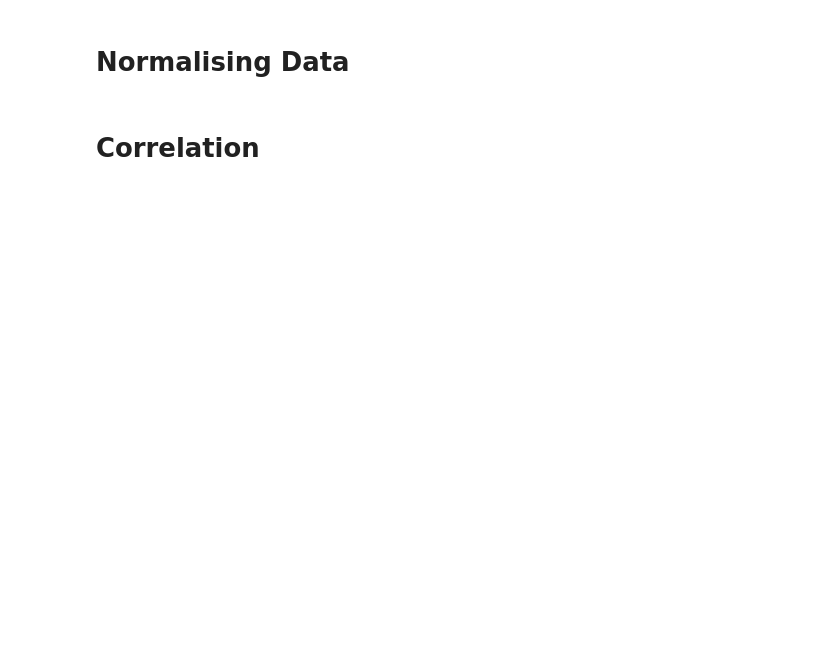
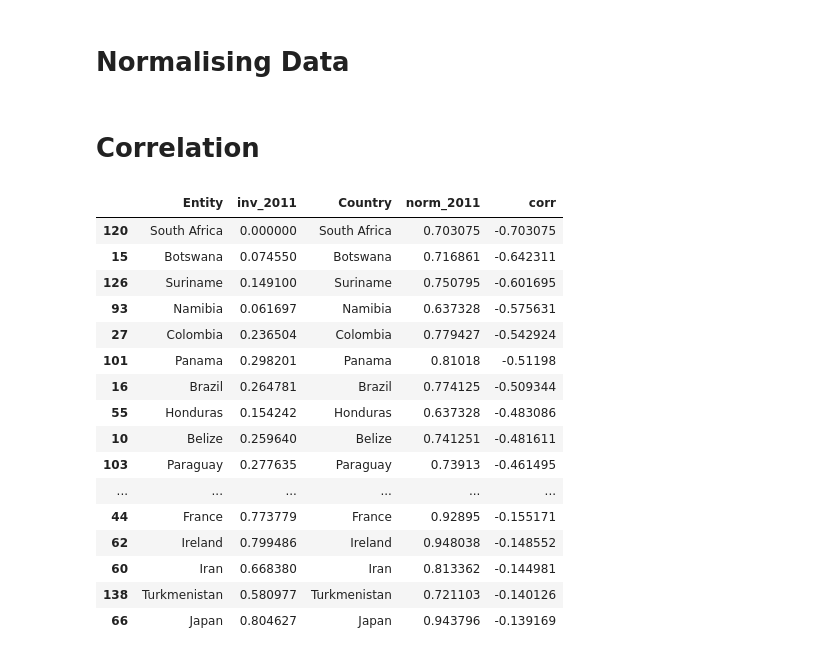
Before and after one commit to gchinellato/Worldmap-GINI-vs-HDI, a Jupyter notebook: GINI-vs-HDI.ipynb, the cells around one changed output. Drawn from its saved outputs; the diff is of its cells as text; code cells hidden in the pictures; blank space fills up the shorter version.

```diff
--- a/GINI-vs-HDI.ipynb
+++ b/GINI-vs-HDI.ipynb
@@ -213,0 +242,20 @@ df_corr
+# %%
+df_corr.sort_values('corr').head(60)
+# %% [output]
+|  | Entity | inv_2011 | Country | norm_2011 | corr |
+| 120 | South Africa | 0.000000 | South Africa | 0.703075 | -0.703075 |
+| 15 | Botswana | 0.074550 | Botswana | 0.716861 | -0.642311 |
+| 126 | Suriname | 0.149100 | Suriname | 0.750795 | -0.601695 |
+| 93 | Namibia | 0.061697 | Namibia | 0.637328 | -0.575631 |
+| 27 | Colombia | 0.236504 | Colombia | 0.779427 | -0.542924 |
+| 101 | Panama | 0.298201 | Panama | 0.81018 | -0.51198 |
+| 16 | Brazil | 0.264781 | Brazil | 0.774125 | -0.509344 |
+| 55 | Honduras | 0.154242 | Honduras | 0.637328 | -0.483086 |
+| 10 | Belize | 0.259640 | Belize | 0.741251 | -0.481611 |
+| 103 | Paraguay | 0.277635 | Paraguay | 0.73913 | -0.461495 |
+| ... | ... | ... | ... | ... | ... |
+| 44 | France | 0.773779 | France | 0.92895 | -0.155171 |
+| 62 | Ireland | 0.799486 | Ireland | 0.948038 | -0.148552 |
+| 60 | Iran | 0.668380 | Iran | 0.813362 | -0.144981 |
+| 138 | Turkmenistan | 0.580977 | Turkmenistan | 0.721103 | -0.140126 |
+| 66 | Japan | 0.804627 | Japan | 0.943796 | -0.139169 |
```
Also changed, not shown: parts of 7 cells of this notebook, 7 other files.
